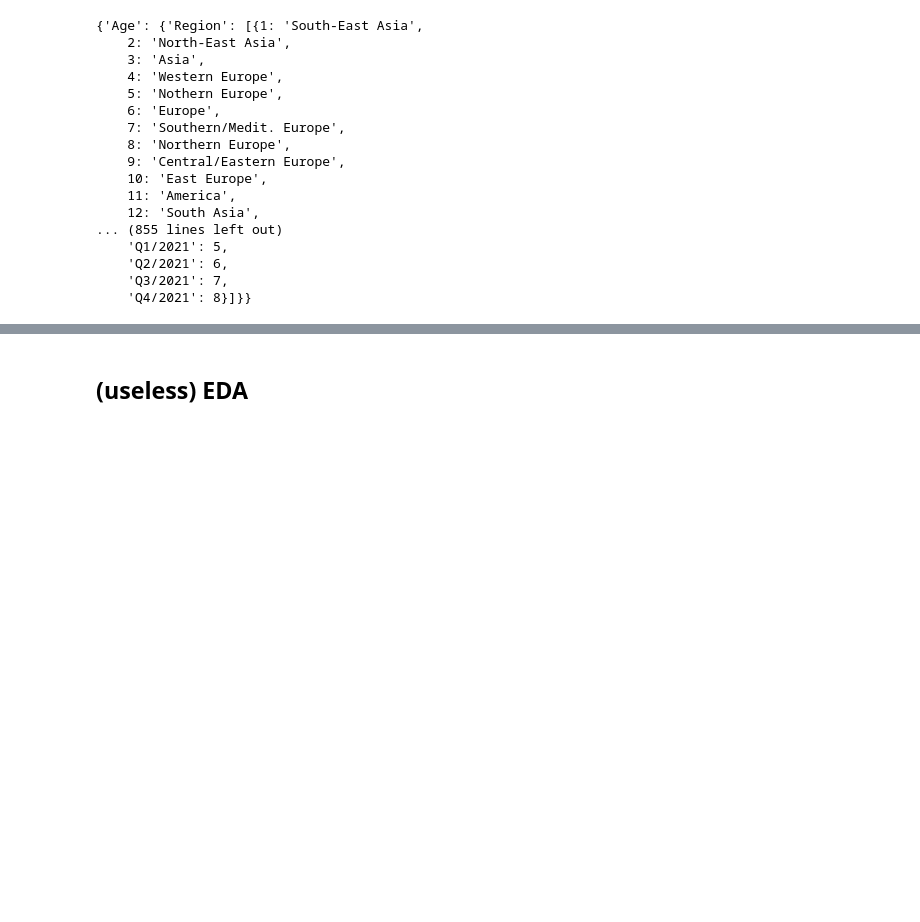
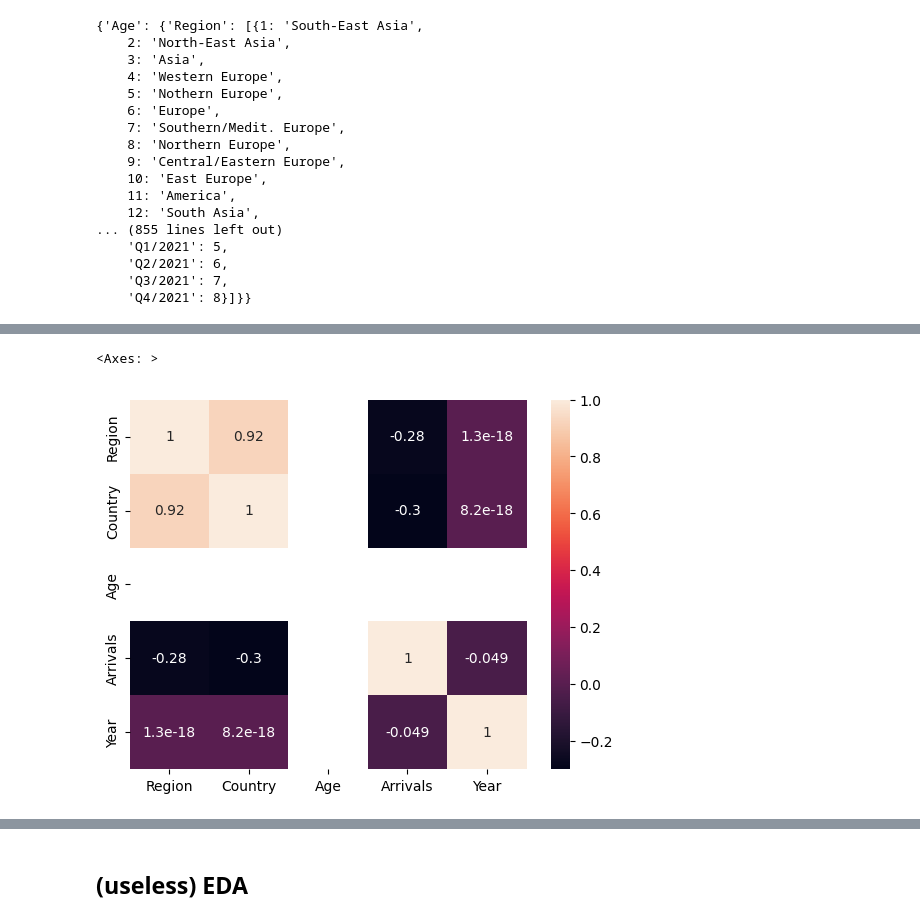
Before and after one commit to KagErou710/BIA, a Jupyter notebook: test2.ipynb, the cells around one changed output, grey strips where cells are left out. Drawn from its saved outputs; the diff is of its cells as text; code cells hidden in the pictures; blank space fills up the shorter version.

```diff
--- a/test2.ipynb
+++ b/test2.ipynb
@@ -112,0 +132,5 @@ contentsDict
+# %%
+sns.heatmap(dfAge2[dfList[0]['Age'] == 2].corr(), annot=True)
+# %% [output]
+<Axes: >
+[figure, added]
```
Also changed, not shown: parts of 9 cells of this notebook, 1 other file.
